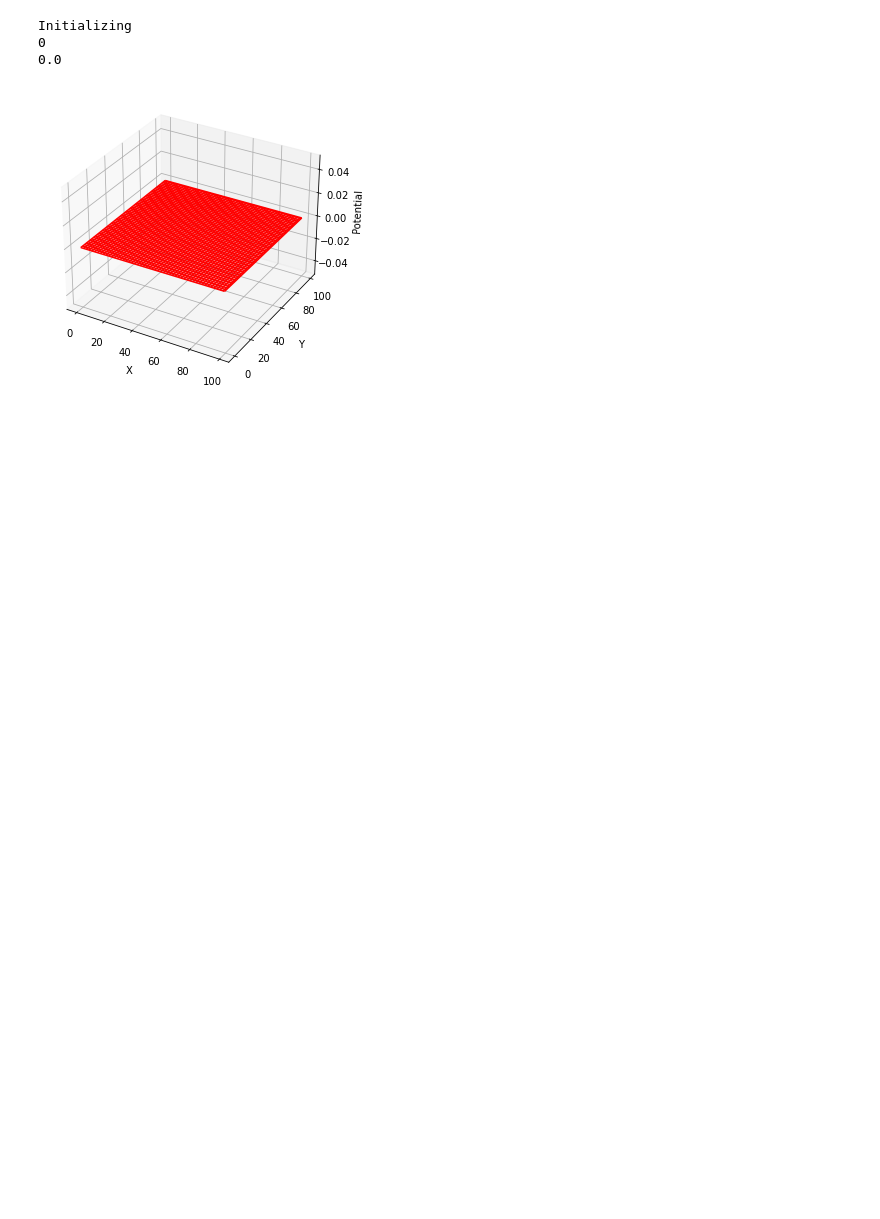
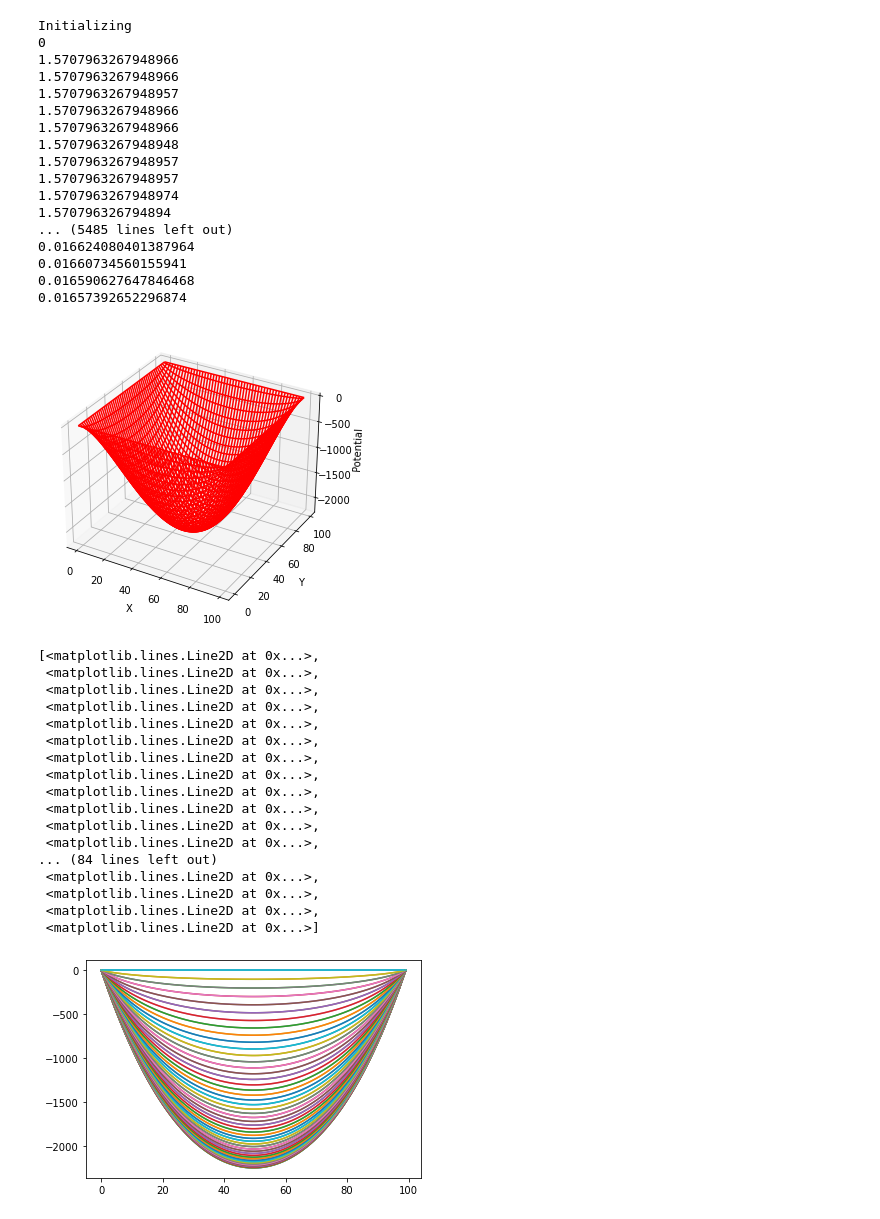
Before and after one commit to Tristanbenally/computational-physics-class-404-604-Spring-2023, a Jupyter notebook: PHYS404 HW#7.ipynb, the cells around one changed output. Drawn from its saved outputs; the diff is of its cells as text; code cells hidden in the pictures; blank space fills up the shorter version.

```diff
--- a/PHYS404 HW#7.ipynb
+++ b/PHYS404 HW#7.ipynb
@@ -9,39 +9,71 @@ import numpy;
 print("Initializing")
 Nmax = 100; Niter = 5000; V = zeros((Nmax, Nmax), float)
 
-#for k in range(0, Nmax):  V[k,0] = 100.0              # Line at 100V
 
 for iter in range(Niter):
     if iter%10 == 0: print(iter)
     maxerr=0.
-    for i in range(1, Nmax-51):
-        for j in range(1,Nmax-51):
-            du = 1./4.*(V[i+1,j]+V[i-1,j]+V[i,j+1]+V[i,j-1])-V[i,j] #
+    for i in range(1, Nmax-1):   #for x,y = 50 and after which to be zero density
+        for j in range(1,Nmax-1):
+            du = 1./4.*(V[i+1,j]+V[i-1,j]+V[i,j+1]+V[i,j-1])-V[i,j]-1/4*(numpy.pi) #
             if(maxerr<abs(du)): # how much correction we have in this step
                 maxerr=abs(du)  #
             V[i,j]= V[i,j]+du # please finish this line for Gauss-Siedel method
     print(maxerr)
     if(maxerr<1.e-3):
         break
 
 x = range(0, Nmax, 1)
 y = range(0, Nmax, 1)
 X, Y = p.meshgrid(x,y)
 
 def functz(V):                                         # V(x, y)
     z = V[X,Y]
     return z
 
 Z = functz(V)
 fig = p.figure()                                      # Create figure
 ax = Axes3D(fig)                                      # Plot axes
 ax.plot_wireframe(X, Y, Z, color = 'r')               # Red wireframe
 ax.set_xlabel('X')
 ax.set_ylabel('Y')
 ax.set_zlabel('Potential')
 p.show()                                              # Show fig
+p.plot(x,Z)
 # %% [output]
 Initializing
 0
-0.0
+1.5707963267948966
+1.5707963267948966
+1.5707963267948957
+1.5707963267948966
+1.5707963267948966
+1.5707963267948948
+1.5707963267948957
+1.5707963267948957
+1.5707963267948974
+1.570796326794894
+... (5485 lines left out)
+0.016624080401387964
+0.01660734560155941
+0.016590627647846468
+0.01657392652296874
-[figure, old version]
+[figure, new version]
+[<matplotlib.lines.Line2D at 0x...>,
+ <matplotlib.lines.Line2D at 0x...>,
+ <matplotlib.lines.Line2D at 0x...>,
+ <matplotlib.lines.Line2D at 0x...>,
+ <matplotlib.lines.Line2D at 0x...>,
+ <matplotlib.lines.Line2D at 0x...>,
+ <matplotlib.lines.Line2D at 0x...>,
+ <matplotlib.lines.Line2D at 0x...>,
+ <matplotlib.lines.Line2D at 0x...>,
+ <matplotlib.lines.Line2D at 0x...>,
+ <matplotlib.lines.Line2D at 0x...>,
+ <matplotlib.lines.Line2D at 0x...>,
+... (84 lines left out)
+ <matplotlib.lines.Line2D at 0x...>,
+ <matplotlib.lines.Line2D at 0x...>,
+ <matplotlib.lines.Line2D at 0x...>,
+ <matplotlib.lines.Line2D at 0x...>]
+[figure, added]
```
